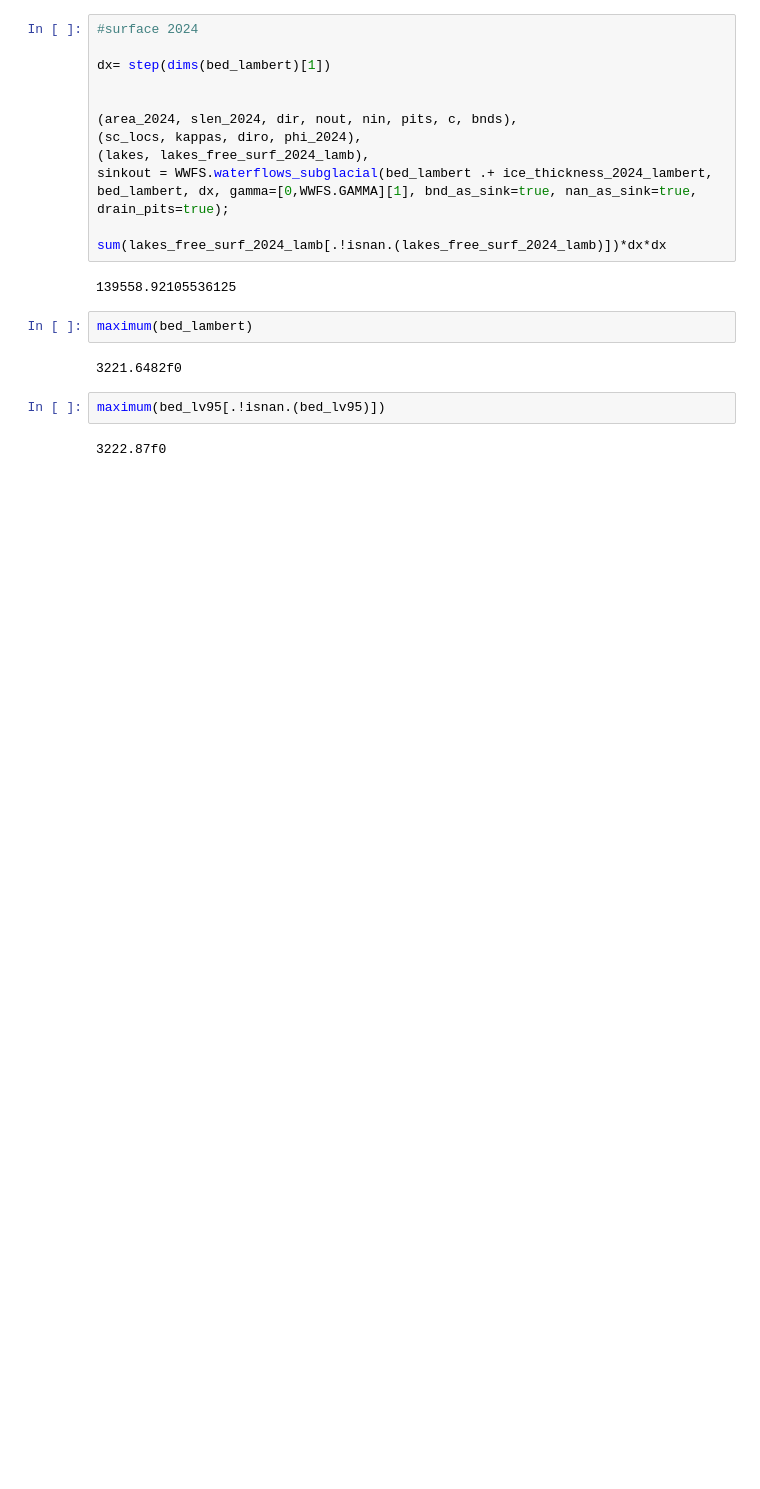
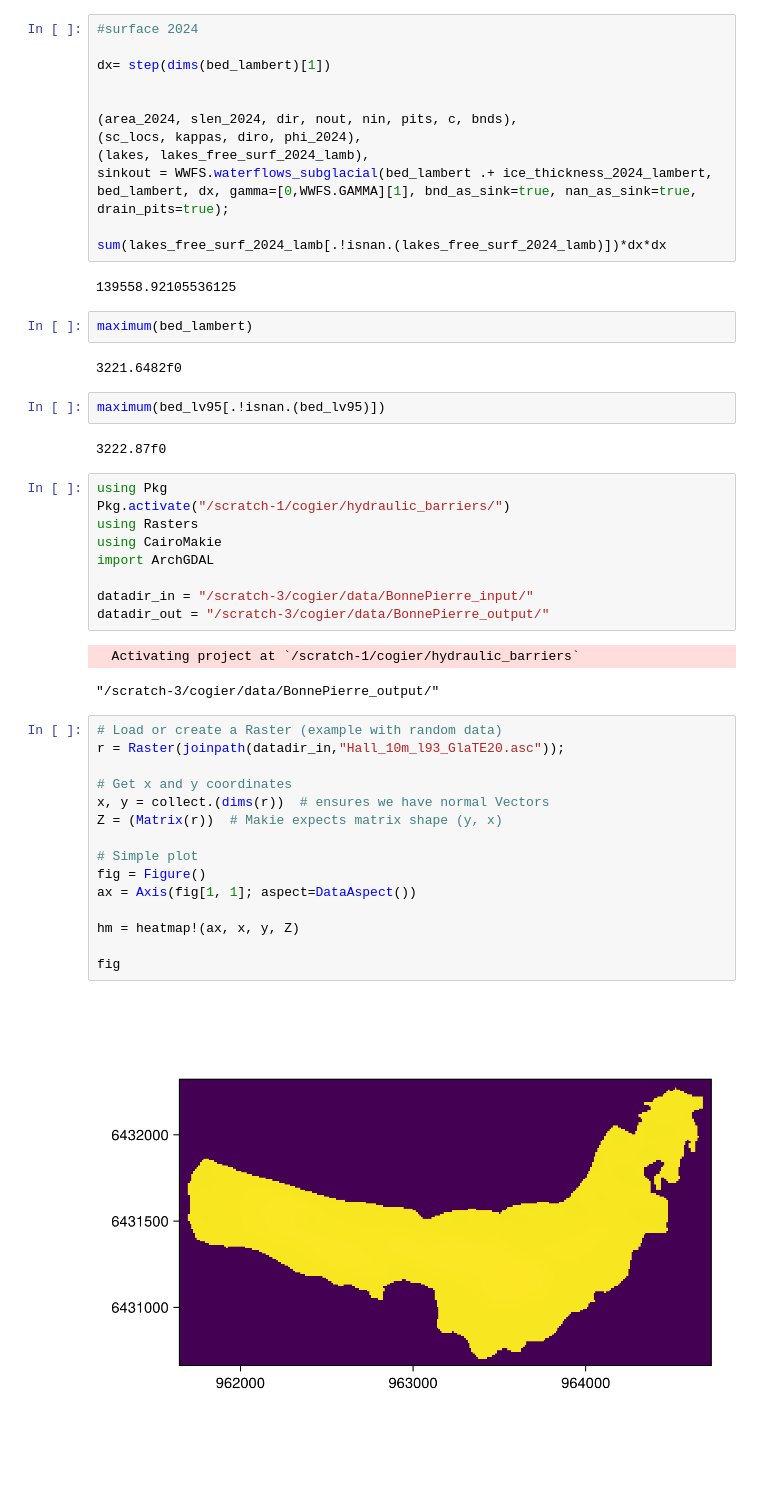
Before and after one commit to christopheogier/bonne_pierre_hydraulic_barriers, a Jupyter notebook: notebooks/some_test.ipynb, the cells around one changed output. Drawn from its saved outputs; the diff is of its cells as text; blank space fills up the shorter version.

Commit message:
add makie plots for thickness and bedrock

```diff
--- a/notebooks/some_test.ipynb
+++ b/notebooks/some_test.ipynb
@@ -61,3 +61,32 @@ maximum(bed_lambert)
 maximum(bed_lv95[.!isnan.(bed_lv95)])
 # %% [output]
 3222.87f0
+# %%
+using Pkg
+Pkg.activate("/scratch-1/cogier/hydraulic_barriers/")
+using Rasters
+using CairoMakie
+import ArchGDAL
+
+datadir_in = "/scratch-3/cogier/data/BonnePierre_input/"
+datadir_out = "/scratch-3/cogier/data/BonnePierre_output/"
+# %% [output]
+  Activating project at `/scratch-1/cogier/hydraulic_barriers`
+"/scratch-3/cogier/data/BonnePierre_output/"
+# %%
+# Load or create a Raster (example with random data)
+r = Raster(joinpath(datadir_in,"Hall_10m_l93_GlaTE20.asc"));
+
+# Get x and y coordinates
+x, y = collect.(dims(r))  # ensures we have normal Vectors
+Z = (Matrix(r))  # Makie expects matrix shape (y, x)
+
+# Simple plot
+fig = Figure()
+ax = Axis(fig[1, 1]; aspect=DataAspect())
+
+hm = heatmap!(ax, x, y, Z)
+
+fig
+# %% [output]
+[figure, added]
```
Also changed, not shown: 7 other files.
